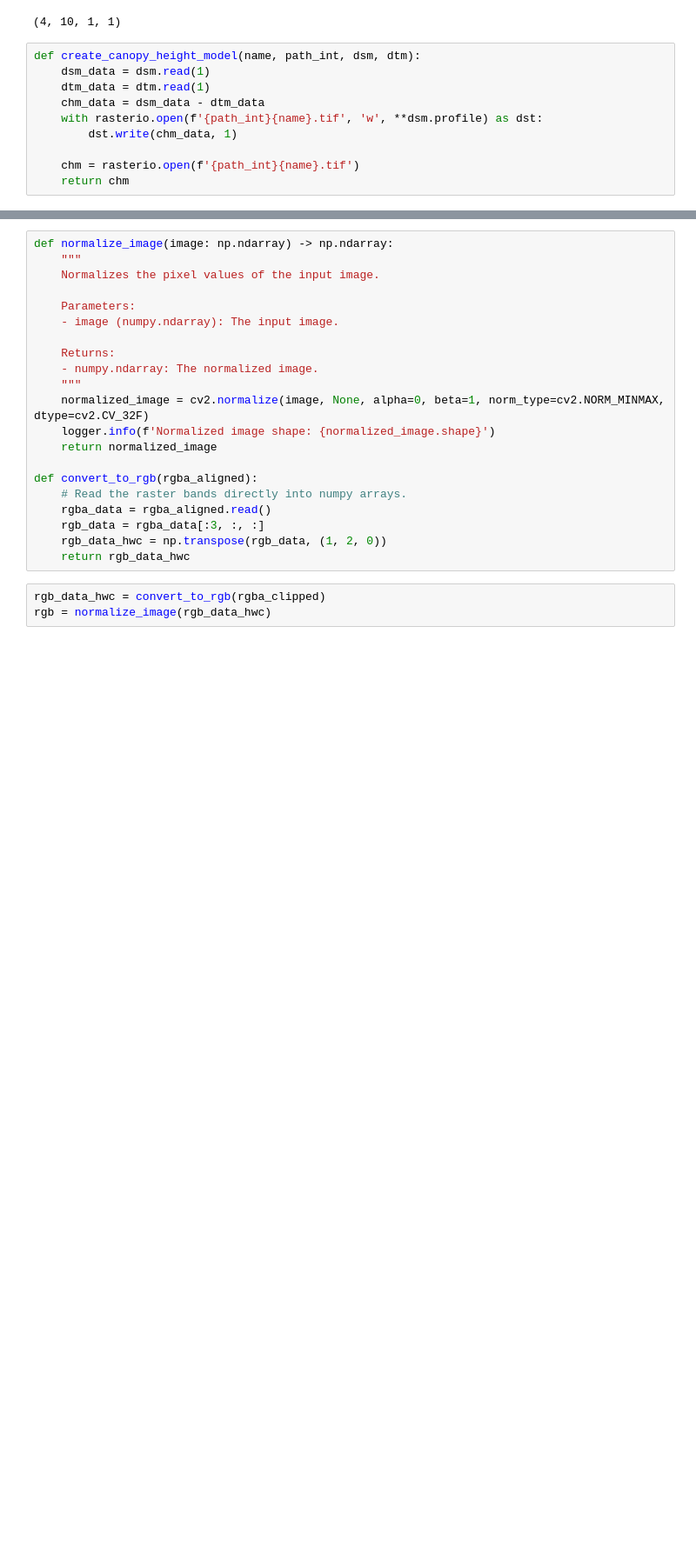
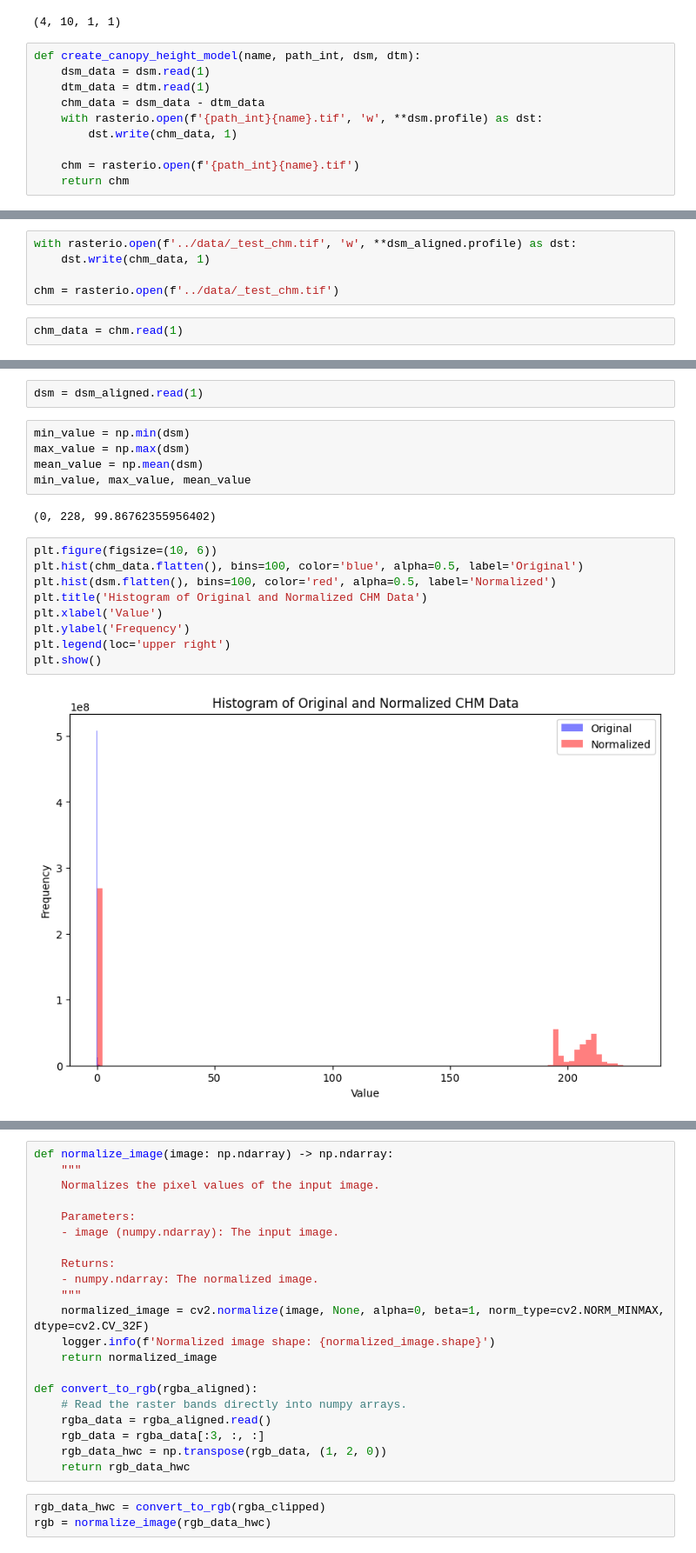
Before and after one commit to ashwineepandey/mlai-research, a Jupyter notebook: notebooks/preprocess-rasters-001.ipynb, the cells around one changed output, grey strips where cells are left out. Shown at 87% size. Cells and saved outputs as stored; diff of their text form; blank space fills up the shorter version.

```diff
--- a/notebooks/preprocess-rasters-001.ipynb
+++ b/notebooks/preprocess-rasters-001.ipynb
@@ -146,0 +172,7 @@ def create_canopy_height_model(name, path_int, dsm, dtm):
+# %%
+with rasterio.open(f'../data/_test_chm.tif', 'w', **dsm_aligned.profile) as dst:
+    dst.write(chm_data, 1)
+
+chm = rasterio.open(f'../data/_test_chm.tif')
+# %%
+chm_data = chm.read(1)
@@ -146,0 +204,20 @@ def create_canopy_height_model(name, path_int, dsm, dtm):
+# %%
+dsm = dsm_aligned.read(1)
+# %%
+min_value = np.min(dsm)
+max_value = np.max(dsm)
+mean_value = np.mean(dsm)
+min_value, max_value, mean_value
+# %% [output]
+(0, 228, 99.86762355956402)
+# %%
+plt.figure(figsize=(10, 6))
+plt.hist(chm_data.flatten(), bins=100, color='blue', alpha=0.5, label='Original')
+plt.hist(dsm.flatten(), bins=100, color='red', alpha=0.5, label='Normalized')
+plt.title('Histogram of Original and Normalized CHM Data')
+plt.xlabel('Value')
+plt.ylabel('Frequency')
+plt.legend(loc='upper right')
+plt.show()
+# %% [output]
+[figure, added]
```
Also changed, not shown: parts of 18 cells of this notebook, 9 other files.
